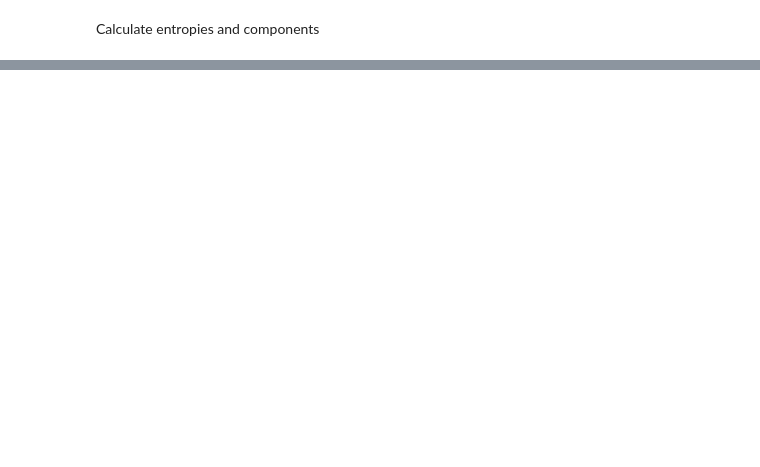
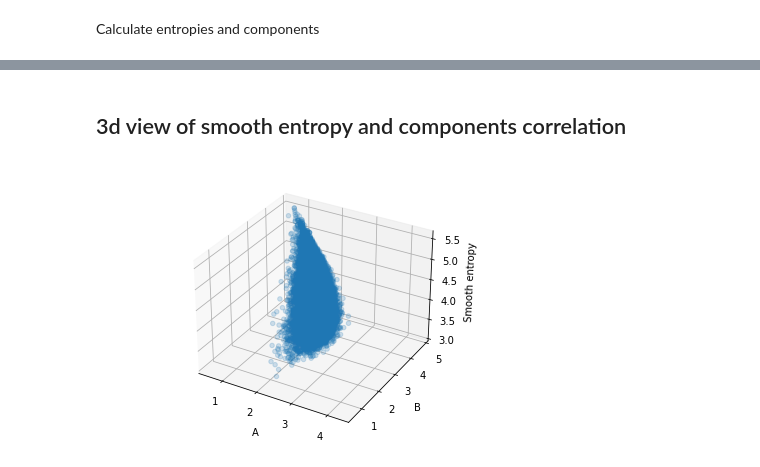
Before and after one commit to fabiangunzinger/entropy, a Jupyter notebook: notebooks/entropy_components.ipynb, the cells around one changed output, grey strips where cells are left out. Drawn from its saved outputs; the diff is of its cells as text; code cells hidden in the pictures; blank space fills up the shorter version.

```diff
--- a/notebooks/entropy_components.ipynb
+++ b/notebooks/entropy_components.ipynb
@@ -216,0 +118,16 @@ k = month_cat_spend(dft)
+# %% [markdown]
+## 3d view of smooth entropy and components correlation
+# %%
+%matplotlib widget
+from mpl_toolkits.mplot3d import axes3d
+
+sample = 0.2
+
+d = df.sample(frac=sample)
+fig = plt.figure()
+ax = fig.add_subplot(111, projection="3d")
+ax.scatter(d.A, d.B, d.entropy_tag_spend_s, alpha=0.2)
+ax.set(xlabel="A", ylabel="B", zlabel="Smooth entropy")
+plt.tight_layout()
+# %% [output]
+[figure, added]
```
Also changed, not shown: parts of 41 cells of this notebook, 15 other files.
